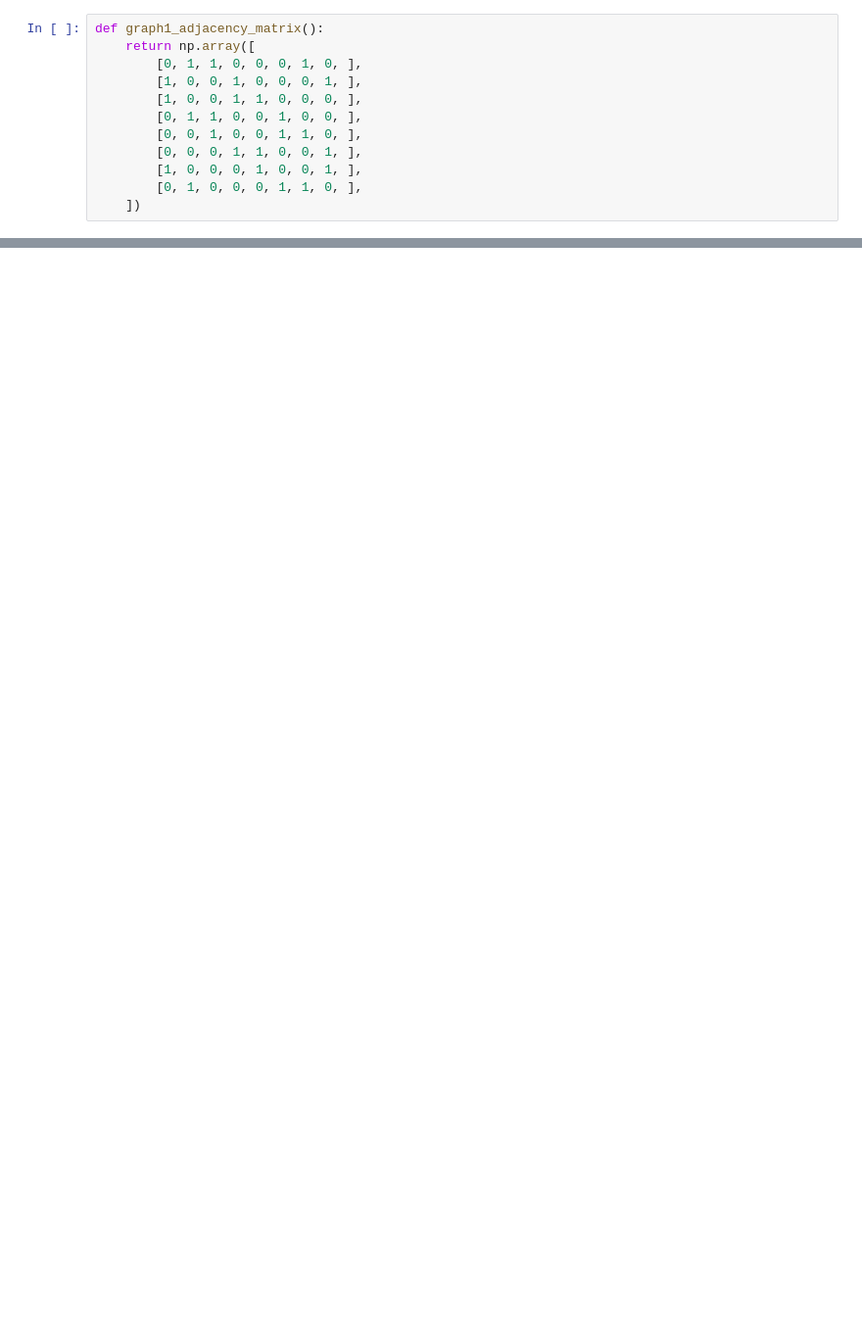
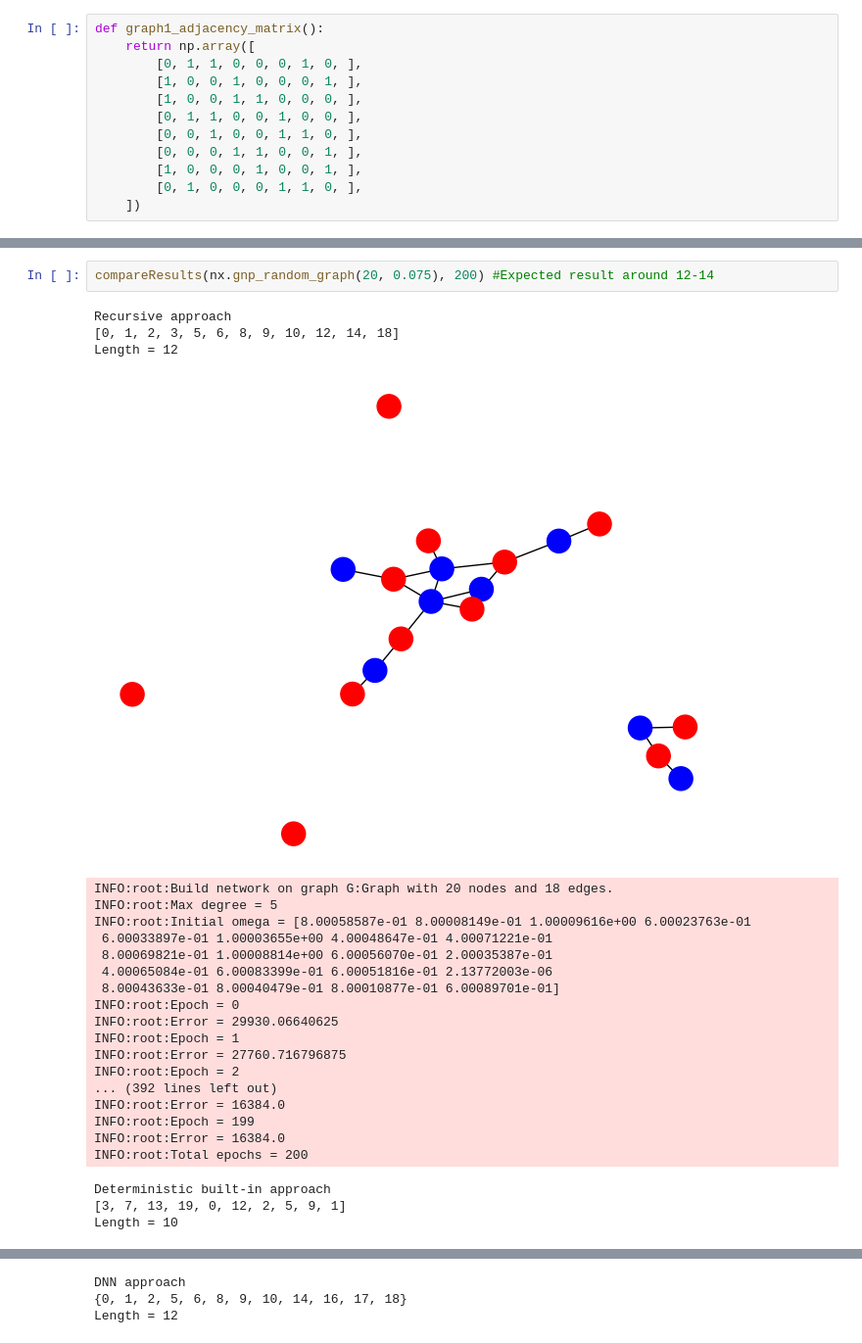
Before and after one commit to arteger/masters_thesis, a Jupyter notebook: main.ipynb, the cells around one changed output, grey strips where cells are left out. Shown at 98% size. Drawn from its saved outputs; the diff is of its cells as text; blank space fills up the shorter version.

```diff
--- a/main.ipynb
+++ b/main.ipynb
@@ -176,0 +353,27 @@ Length = 12
+# %%
+compareResults(nx.gnp_random_graph(20, 0.075), 200) #Expected result around 12-14
+# %% [output]
+Recursive approach
+[0, 1, 2, 3, 5, 6, 8, 9, 10, 12, 14, 18]
+Length = 12
+[figure, added]
+INFO:root:Build network on graph G:Graph with 20 nodes and 18 edges.
+INFO:root:Max degree = 5
+INFO:root:Initial omega = [8.00058587e-01 8.00008149e-01 1.00009616e+00 6.00023763e-01
+ 6.00033897e-01 1.00003655e+00 4.00048647e-01 4.00071221e-01
+ 8.00069821e-01 1.00008814e+00 6.00056070e-01 2.00035387e-01
+ 4.00065084e-01 6.00083399e-01 6.00051816e-01 2.13772003e-06
+ 8.00043633e-01 8.00040479e-01 8.00010877e-01 6.00089701e-01]
+INFO:root:Epoch = 0
+INFO:root:Error = 29930.06640625
+INFO:root:Epoch = 1
+INFO:root:Error = 27760.716796875
+INFO:root:Epoch = 2
+... (392 lines left out)
+INFO:root:Error = 16384.0
+INFO:root:Epoch = 199
+INFO:root:Error = 16384.0
+INFO:root:Total epochs = 200
+Deterministic built-in approach
+[3, 7, 13, 19, 0, 12, 2, 5, 9, 1]
+Length = 10
@@ -176,0 +381,3 @@ Length = 12
+DNN approach
+{0, 1, 2, 5, 6, 8, 9, 10, 14, 16, 17, 18}
+Length = 12
```
Also changed, not shown: parts of 25 cells of this notebook, 1 other file.
